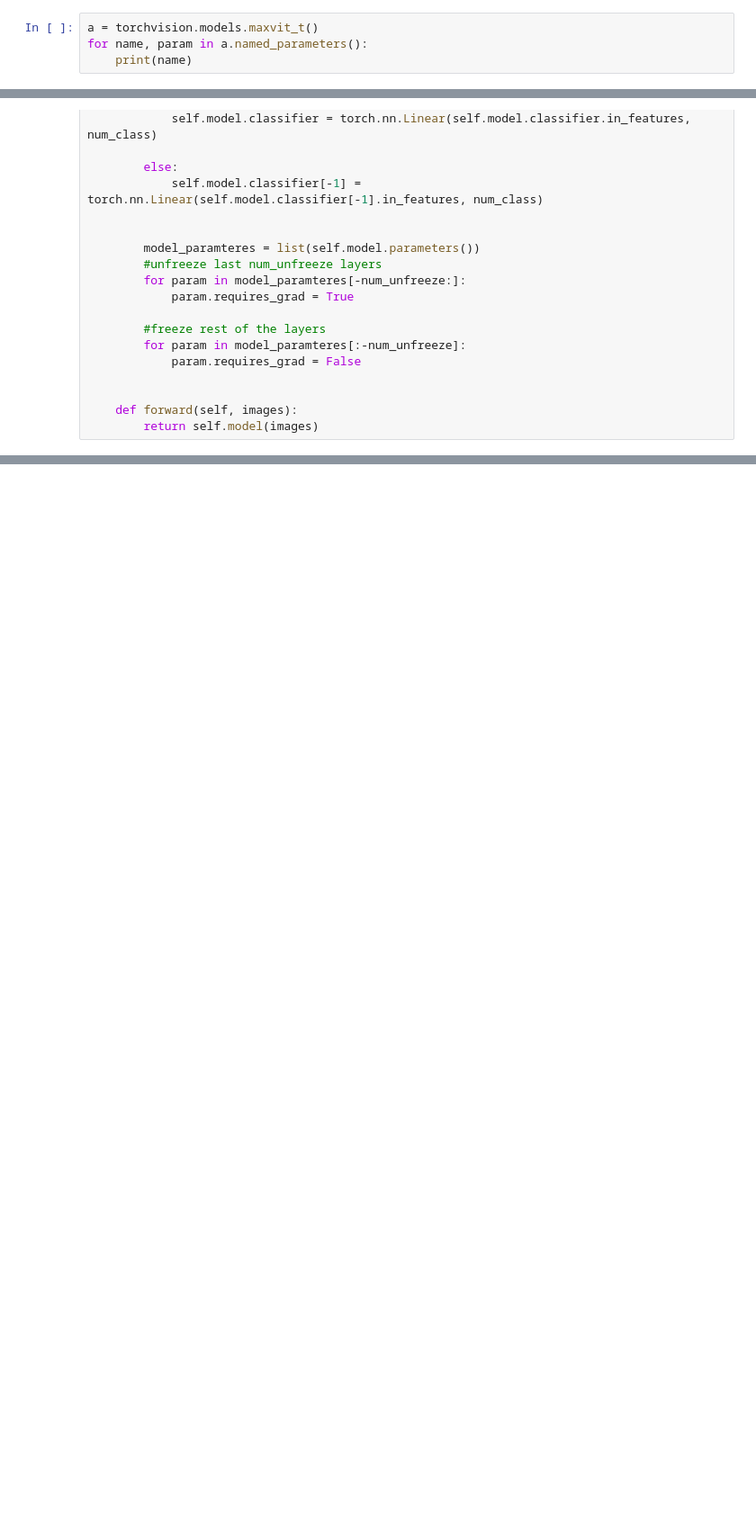
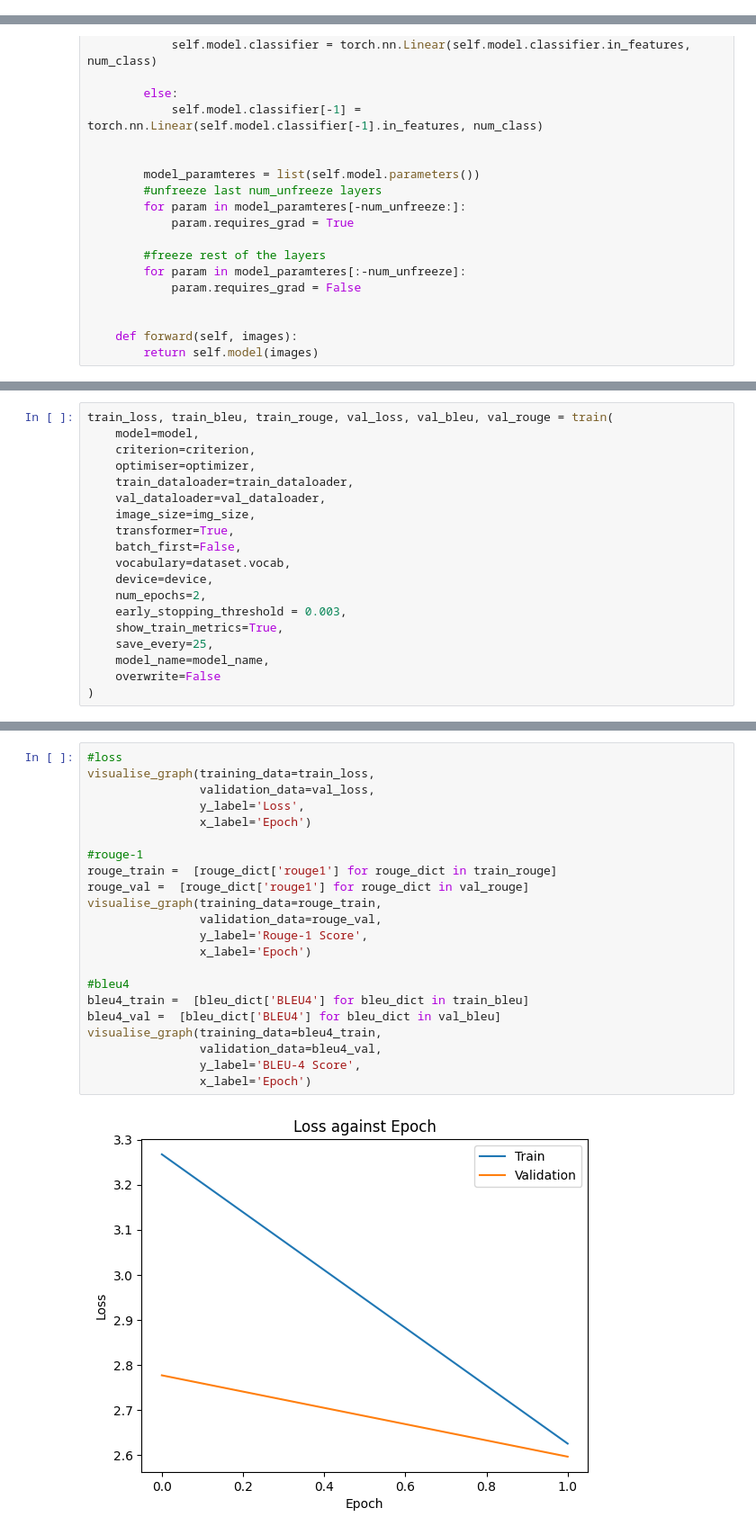
Before and after one commit to Jaywhisker/PlayWrite, a Jupyter notebook: notebooks/image_caption_transformers.ipynb, the cells around one changed output, grey strips where cells are left out. Shown at 90% size. Cells and saved outputs as stored; diff of their text form; blank space fills up the shorter version.

```diff
--- a/notebooks/image_caption_transformers.ipynb
+++ b/notebooks/image_caption_transformers.ipynb
@@ -363,4 +522,0 @@ MaxxVit(
-# %%
-a = torchvision.models.maxvit_t()
-for name, param in a.named_parameters():
-    print(name)
@@ -1248,0 +1142,19 @@ predictions = multiple_model_captions(
+# %%
+train_loss, train_bleu, train_rouge, val_loss, val_bleu, val_rouge = train(
+    model=model,
+    criterion=criterion,
+    optimiser=optimizer,
+    train_dataloader=train_dataloader,
+    val_dataloader=val_dataloader,
+    image_size=img_size,
+    transformer=True,
+    batch_first=False,
+    vocabulary=dataset.vocab,
+    device=device,
+    num_epochs=2,
+    early_stopping_threshold = 0.003,
+    show_train_metrics=True,
+    save_every=25,
+    model_name=model_name,
+    overwrite=False
+)
@@ -1248,0 +1180,24 @@ predictions = multiple_model_captions(
+# %%
+#loss
+visualise_graph(training_data=train_loss,
+                validation_data=val_loss,
+                y_label='Loss',
+                x_label='Epoch')
+
+#rouge-1
+rouge_train =  [rouge_dict['rouge1'] for rouge_dict in train_rouge]
+rouge_val =  [rouge_dict['rouge1'] for rouge_dict in val_rouge]
+visualise_graph(training_data=rouge_train,
+                validation_data=rouge_val,
+                y_label='Rouge-1 Score',
+                x_label='Epoch')
+
+#bleu4
+bleu4_train =  [bleu_dict['BLEU4'] for bleu_dict in train_bleu]
+bleu4_val =  [bleu_dict['BLEU4'] for bleu_dict in val_bleu]
+visualise_graph(training_data=bleu4_train,
+                validation_data=bleu4_val,
+                y_label='BLEU-4 Score',
+                x_label='Epoch')
+# %% [output]
+[figure, added]
```
Also changed, not shown: parts of 88 cells of this notebook, 11 other files.
